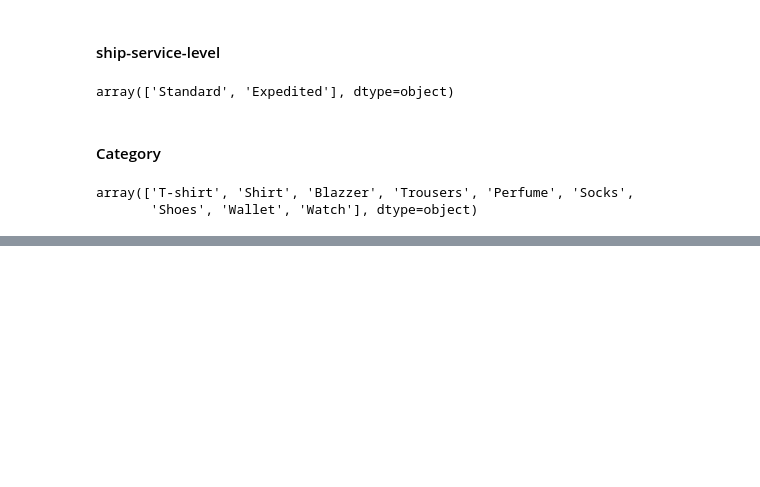
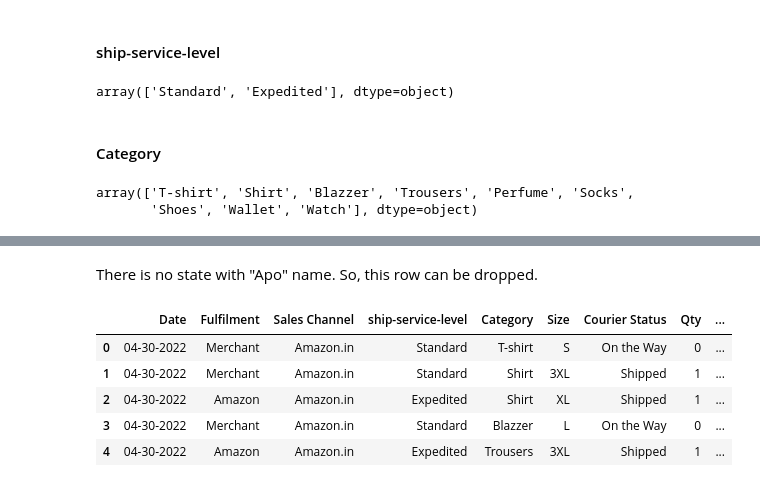
Before and after one commit to yuvaneshkm/amazon-sales-analysis, a Jupyter notebook: experiments/data_cleaning.ipynb, the cells around one changed output, grey strips where cells are left out. Drawn from its saved outputs; the diff is of its cells as text; code cells hidden in the pictures; blank space fills up the shorter version.

```diff
--- a/experiments/data_cleaning.ipynb
+++ b/experiments/data_cleaning.ipynb
@@ -255,0 +386,35 @@ array(['T-shirt', 'Shirt', 'Blazzer', 'Trousers', 'Perfume', 'Socks',
+# %%
+state = []
+for i in data["ship-state"]:
+    try:
+        a = i.strip().title()
+
+        if "/" in a:
+            b = a.split("/")[0]
+            state.append(b)
+
+        elif a=="Orissa":
+            state.append("Odisha")
+
+        elif (a=='Rajshthan') or (a=='Rj') or (a=="Rajsthan"):
+            state.append("Rajasthan")
+
+        elif (a=="Pb"):
+            state.append("Punjab")
+
+        elif (a=="Pondicherry"):
+            state.append("Puducherry")
+
+        elif (a=="Ar"):
+            state.append("Arunachal Pradesh")
+
+        elif (a=="Nl"):
+            state.append("Nagaland")
+
+        else:
+            state.append(a)
+
+    except:
+        state.append("unknown")
+
+data["ship-state"] = state
@@ -255,0 +434,14 @@ array(['T-shirt', 'Shirt', 'Blazzer', 'Trousers', 'Perfume', 'Socks',
+# %% [markdown]
+There is no state with "Apo" name. So, this row can be dropped.
+# %%
+# dropping a row containing state="Apo":
+data = data[data["ship-state"]!="Apo"]
+data.reset_index(drop=True)
+data.head()
+# %% [output]
+|  | Date | Fulfilment | Sales Channel | ship-service-level | Category | Size | Courier Status | Qty | ... |
+| 0 | 04-30-2022 | Merchant | Amazon.in | Standard | T-shirt | S | On the Way | 0 | ... |
+| 1 | 04-30-2022 | Merchant | Amazon.in | Standard | Shirt | 3XL | Shipped | 1 | ... |
+| 2 | 04-30-2022 | Amazon | Amazon.in | Expedited | Shirt | XL | Shipped | 1 | ... |
+| 3 | 04-30-2022 | Merchant | Amazon.in | Standard | Blazzer | L | On the Way | 0 | ... |
+| 4 | 04-30-2022 | Amazon | Amazon.in | Expedited | Trousers | 3XL | Shipped | 1 | ... |
```
Also changed, not shown: parts of 28 cells of this notebook.
